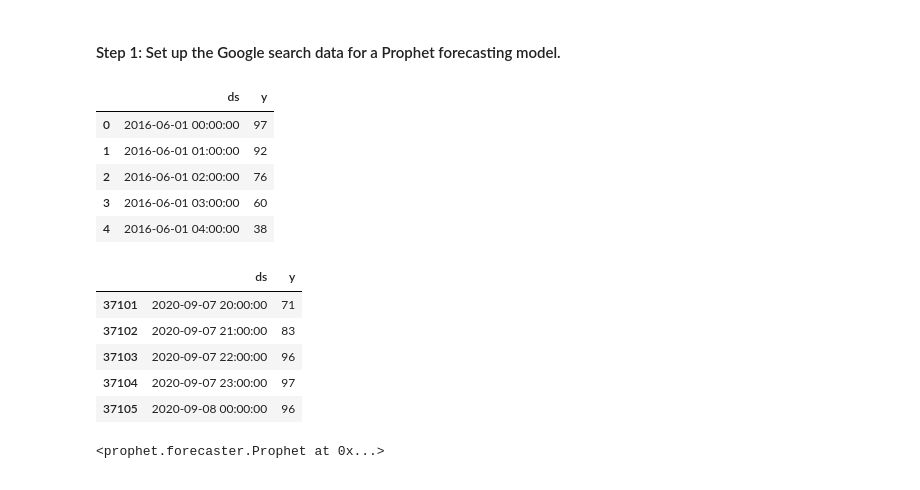
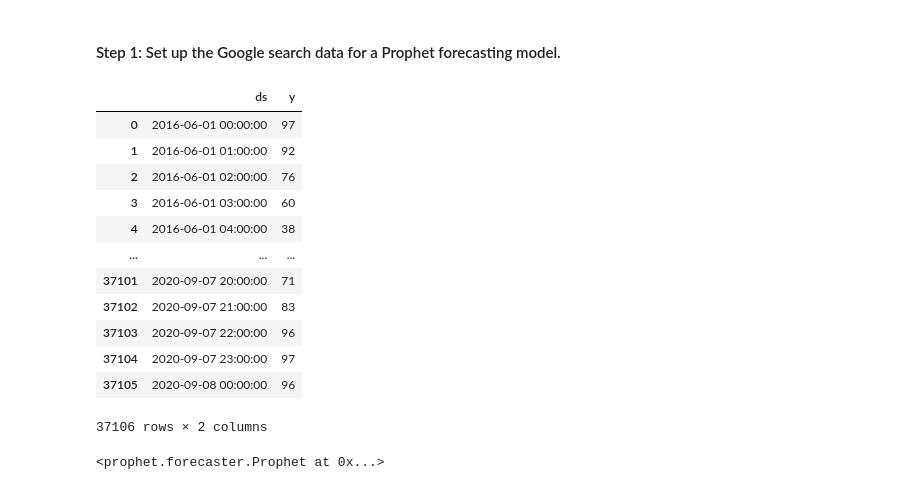
Before and after one commit to Kidalv85/prophet-challenge, a Jupyter notebook: forecasting_net_prophet.ipynb, the cells around one changed output. Saved outputs shown, nothing was run; the diff lists cells and outputs as text; code cells hidden in the pictures.

```diff
--- a/forecasting_net_prophet.ipynb
+++ b/forecasting_net_prophet.ipynb
@@ -345,27 +390,29 @@ Now, you need to produce a time series model that analyzes and forecasts pattern
 #### Step 1: Set up the Google search data for a Prophet forecasting model.
 # %%
 # Using the df_mercado_trends DataFrame, reset the index so the date information is no longer the index
-
+mercado_prophet_df = df_mercado_trends.reset_index()
 
 # Label the columns ds and y so that the syntax is recognized by Prophet
-
+mercado_prophet_df.columns = ['ds','y']
 
 # Drop an NaN values from the prophet_df DataFrame
-
+mercado_prophet_df.dropna()
 
 # View the first and last five rows of the mercado_prophet_df DataFrame
+mercado_prophet_df
 # %% [output]
 |  | ds | y |
 | 0 | 2016-06-01 00:00:00 | 97 |
 | 1 | 2016-06-01 01:00:00 | 92 |
 | 2 | 2016-06-01 02:00:00 | 76 |
 | 3 | 2016-06-01 03:00:00 | 60 |
 | 4 | 2016-06-01 04:00:00 | 38 |
+| ... | ... | ... |
+| 37101 | 2020-09-07 20:00:00 | 71 |
+| 37102 | 2020-09-07 21:00:00 | 83 |
+| 37103 | 2020-09-07 22:00:00 | 96 |
+| 37104 | 2020-09-07 23:00:00 | 97 |
+| 37105 | 2020-09-08 00:00:00 | 96 |
-|  | ds | y |
-| 37101 | 2020-09-07 20:00:00 | 71 |
-| 37102 | 2020-09-07 21:00:00 | 83 |
-| 37103 | 2020-09-07 22:00:00 | 96 |
-| 37104 | 2020-09-07 23:00:00 | 97 |
-| 37105 | 2020-09-08 00:00:00 | 96 |
+37106 rows × 2 columns
 # %%
 # Call the Prophet function, store as an object
```
Also changed, not shown: parts of 24 cells of this notebook.
